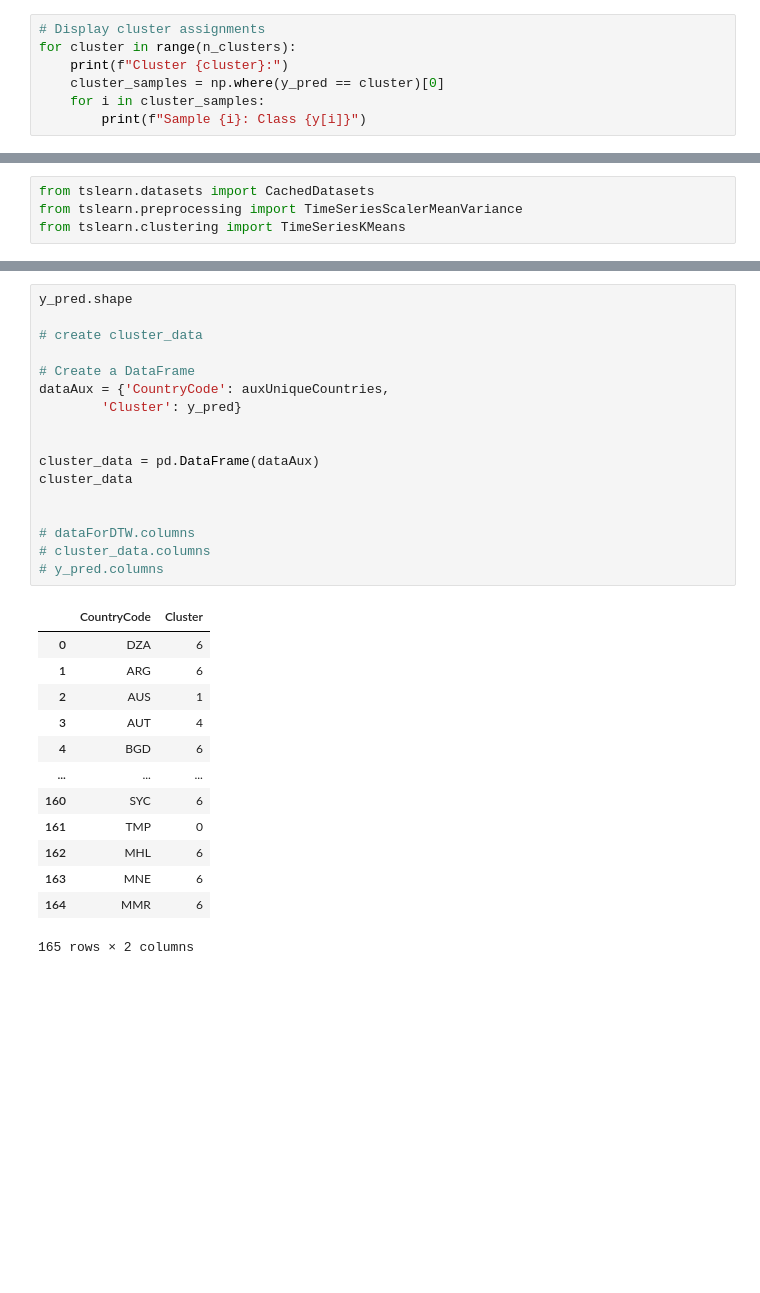
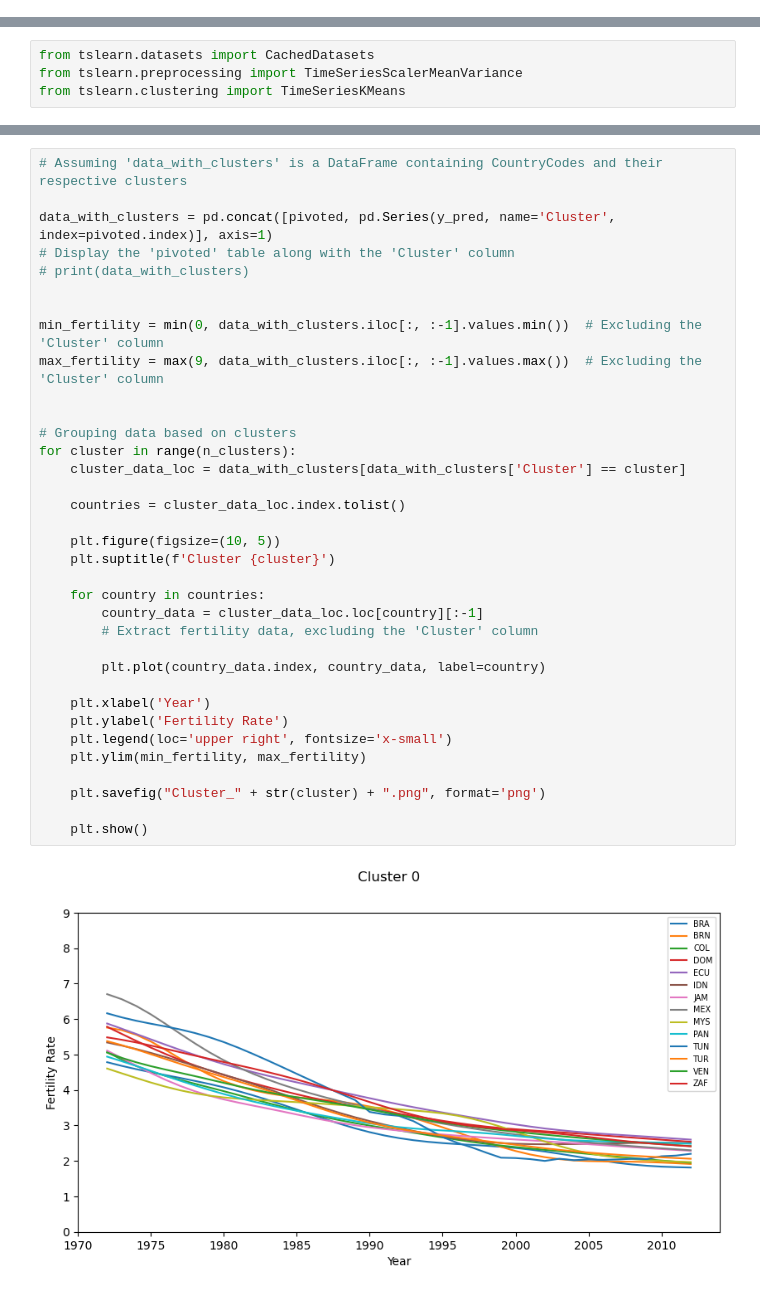
Before and after one commit to marianambc/PythonExercises, a Jupyter notebook: Project_2.ipynb, the cells around one changed output, grey strips where cells are left out. Drawn from its saved outputs; the diff is of its cells as text; blank space fills up the shorter version.

```diff
--- a/Project_2.ipynb
+++ b/Project_2.ipynb
@@ -20,7 +32,0 @@ import matplotlib.pyplot as plt
-# %%
-# Display cluster assignments
-for cluster in range(n_clusters):
-    print(f"Cluster {cluster}:")
-    cluster_samples = np.where(y_pred == cluster)[0]
-    for i in cluster_samples:
-        print(f"Sample {i}: Class {y[i]}")
@@ -718,31 +599,37 @@ print(y_pred)
 # %%
-y_pred.shape
+# Assuming 'data_with_clusters' is a DataFrame containing CountryCodes and their respective clusters
 
-# create cluster_data
-
-# Create a DataFrame
-dataAux = {'CountryCode': auxUniqueCountries,
-        'Cluster': y_pred}
+data_with_clusters = pd.concat([pivoted, pd.Series(y_pred, name='Cluster', index=pivoted.index)], axis=1)
+# Display the 'pivoted' table along with the 'Cluster' column
+# print(data_with_clusters)
 
 
-cluster_data = pd.DataFrame(dataAux)
-cluster_data
+min_fertility = min(0, data_with_clusters.iloc[:, :-1].values.min())  # Excluding the 'Cluster' column
+max_fertility = max(9, data_with_clusters.iloc[:, :-1].values.max())  # Excluding the 'Cluster' column
 
 
-# dataForDTW.columns
-# cluster_data.columns
-# y_pred.columns
+# Grouping data based on clusters
+for cluster in range(n_clusters):
+    cluster_data_loc = data_with_clusters[data_with_clusters['Cluster'] == cluster]
+
+    countries = cluster_data_loc.index.tolist()
+
+    plt.figure(figsize=(10, 5))
+    plt.suptitle(f'Cluster {cluster}')
+
+    for country in countries:
+        country_data = cluster_data_loc.loc[country][:-1]
+        # Extract fertility data, excluding the 'Cluster' column
+
+        plt.plot(country_data.index, country_data, label=country)
+
+    plt.xlabel('Year')
+    plt.ylabel('Fertility Rate')
+    plt.legend(loc='upper right', fontsize='x-small')
+    plt.ylim(min_fertility, max_fertility)
+
+    plt.savefig("Cluster_" + str(cluster) + ".png", format='png')
+
+    plt.show()
 # %% [output]
-|  | CountryCode | Cluster |
-| 0 | DZA | 6 |
-| 1 | ARG | 6 |
-| 2 | AUS | 1 |
-| 3 | AUT | 4 |
-| 4 | BGD | 6 |
-| ... | ... | ... |
-| 160 | SYC | 6 |
-| 161 | TMP | 0 |
-| 162 | MHL | 6 |
-| 163 | MNE | 6 |
-| 164 | MMR | 6 |
-165 rows × 2 columns
+[figure, added]
```
Also changed, not shown: parts of 50 cells of this notebook, 18 other files.
